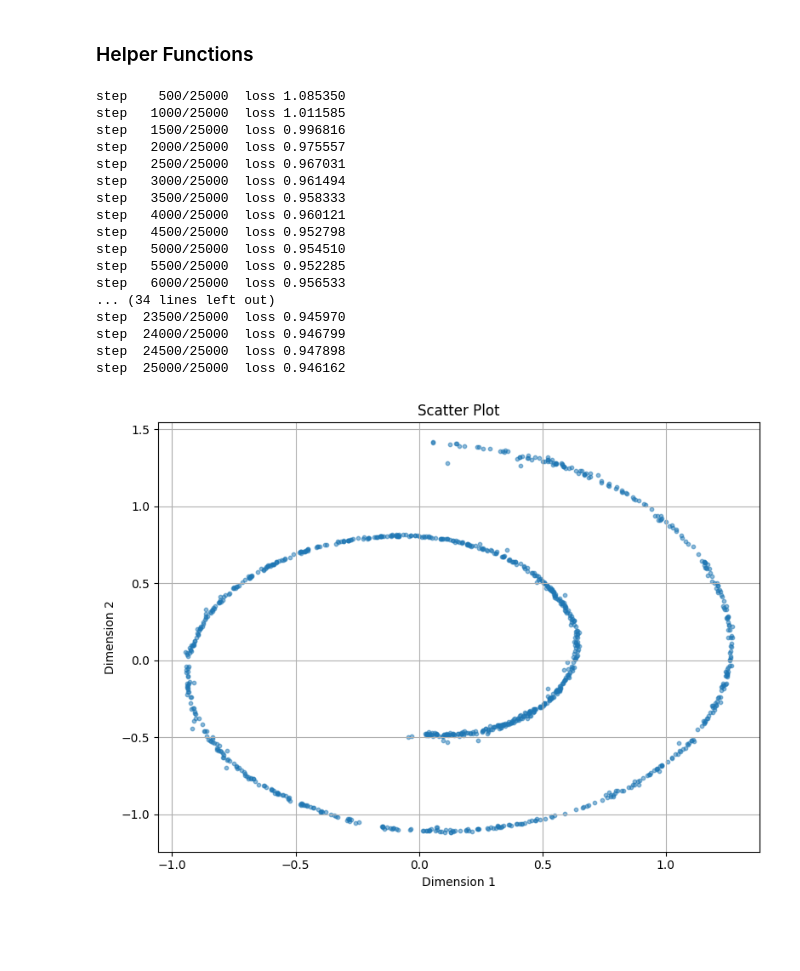
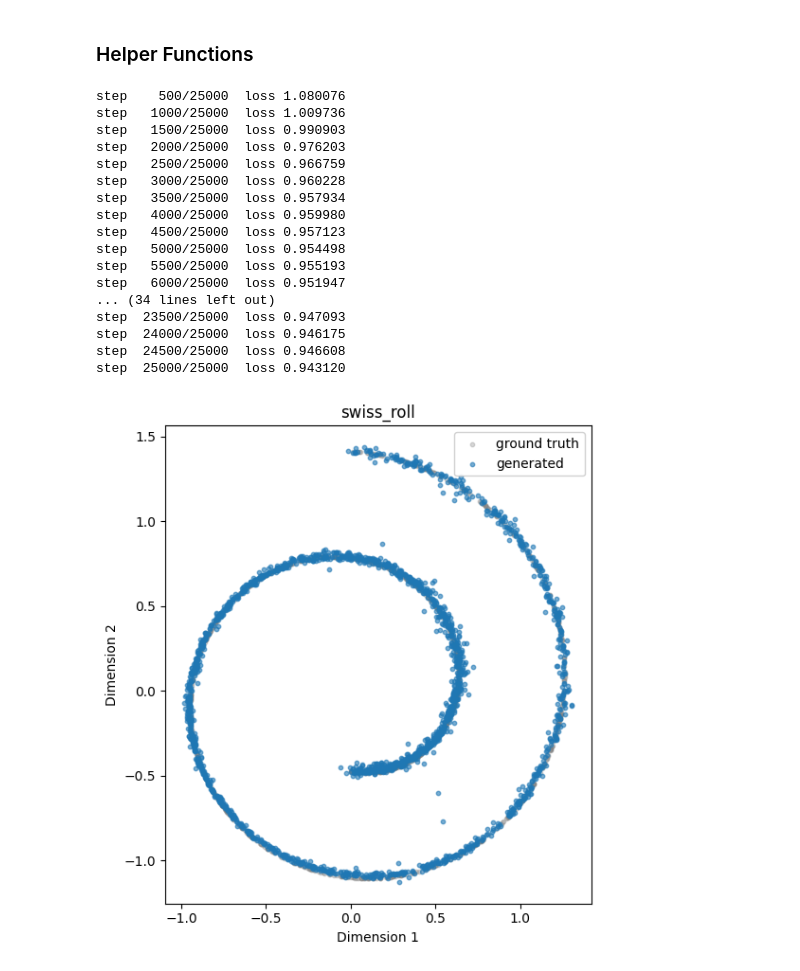
Before and after one commit to arshchawla21/COMP4680-8650-Flowmatching, a Jupyter notebook: part_1.ipynb, the cells around one changed output. Saved outputs shown, nothing was run; the diff lists cells and outputs as text; code cells hidden in the pictures; blank space fills up the shorter version.

```diff
--- a/part_1.ipynb
+++ b/part_1.ipynb
@@ -13,14 +13,21 @@ import torch.optim as optim
 import matplotlib.pyplot as plt
 # %% [markdown]
 ### Helper Functions
+# %%
+N_GEN = 2048
 # %%
-def scatter_plot(data, title="Scatter Plot"):
+def scatter_plot(generated, truth=None, title="Scatter Plot"):
     plt.figure(figsize=(8, 6))
-    plt.scatter(data[:, 0], data[:, 1], alpha=0.5, s=10)
+    if truth is not None:
+        plt.scatter(truth[:, 0], truth[:, 1],
+                    alpha=0.3, s=10, c="gray", label="ground truth")
+    plt.scatter(generated[:, 0], generated[:, 1],
+                alpha=0.6, s=10, c="C0", label="generated")
     plt.title(title)
     plt.xlabel("Dimension 1")
     plt.ylabel("Dimension 2")
-    plt.grid(True)
+    plt.gca().set_aspect("equal")
+    plt.legend(loc="upper right", framealpha=0.9)
     plt.tight_layout()
     plt.show()
 
@@ -42,42 +49,44 @@ device = torch.device('cuda')
 # %%
 # Dataloader
 dataloader = get_dataloader(name="swiss_roll", dim=2, batch_size=1024)
 # MLP Model
 model = JiM(hidden_dim=256, D=2)
 model = model.to(device)
 # Optimiser
 opt = optim.Adam(model.parameters(), lr=1e-3)
 # Train Steps
 train_steps = 25000
 # Denoising steps
 steps = 50
 
 # Train
 loss = train_n_steps(model, dataloader, opt, device, train_steps, 'v', 'v',)
 
 # Generate
 denoiser = Denoiser(model, steps=steps, D=2)
-out = denoiser.generate(1024, 'v', device)
-scatter_plot(out.cpu())
+out = denoiser.generate(N_GEN, 'v', device)
+truth = next(iter(dataloader))[:N_GEN].cpu().numpy()
+
+scatter_plot(out.cpu(), truth, title="swiss_roll")
 # %% [output]
-step    500/25000  loss 1.085350
-step   1000/25000  loss 1.011585
-step   1500/25000  loss 0.996816
-step   2000/25000  loss 0.975557
-step   2500/25000  loss 0.967031
-step   3000/25000  loss 0.961494
-step   3500/25000  loss 0.958333
-step   4000/25000  loss 0.960121
-step   4500/25000  loss 0.952798
-step   5000/25000  loss 0.954510
-step   5500/25000  loss 0.952285
-step   6000/25000  loss 0.956533
+step    500/25000  loss 1.080076
+step   1000/25000  loss 1.009736
+step   1500/25000  loss 0.990903
+step   2000/25000  loss 0.976203
+step   2500/25000  loss 0.966759
+step   3000/25000  loss 0.960228
+step   3500/25000  loss 0.957934
+step   4000/25000  loss 0.959980
+step   4500/25000  loss 0.957123
+step   5000/25000  loss 0.954498
+step   5500/25000  loss 0.955193
+step   6000/25000  loss 0.951947
 ... (34 lines left out)
-step  23500/25000  loss 0.945970
-step  24000/25000  loss 0.946799
-step  24500/25000  loss 0.947898
-step  25000/25000  loss 0.946162
+step  23500/25000  loss 0.947093
+step  24000/25000  loss 0.946175
+step  24500/25000  loss 0.946608
+step  25000/25000  loss 0.943120
-[figure, old version]
+[figure, new version]
 # %%
 # Dataloader
 dataloader = get_dataloader(name="gaussians", dim=2, batch_size=1024)
```
Also changed, not shown: parts of 2 cells of this notebook, 3 other files.
